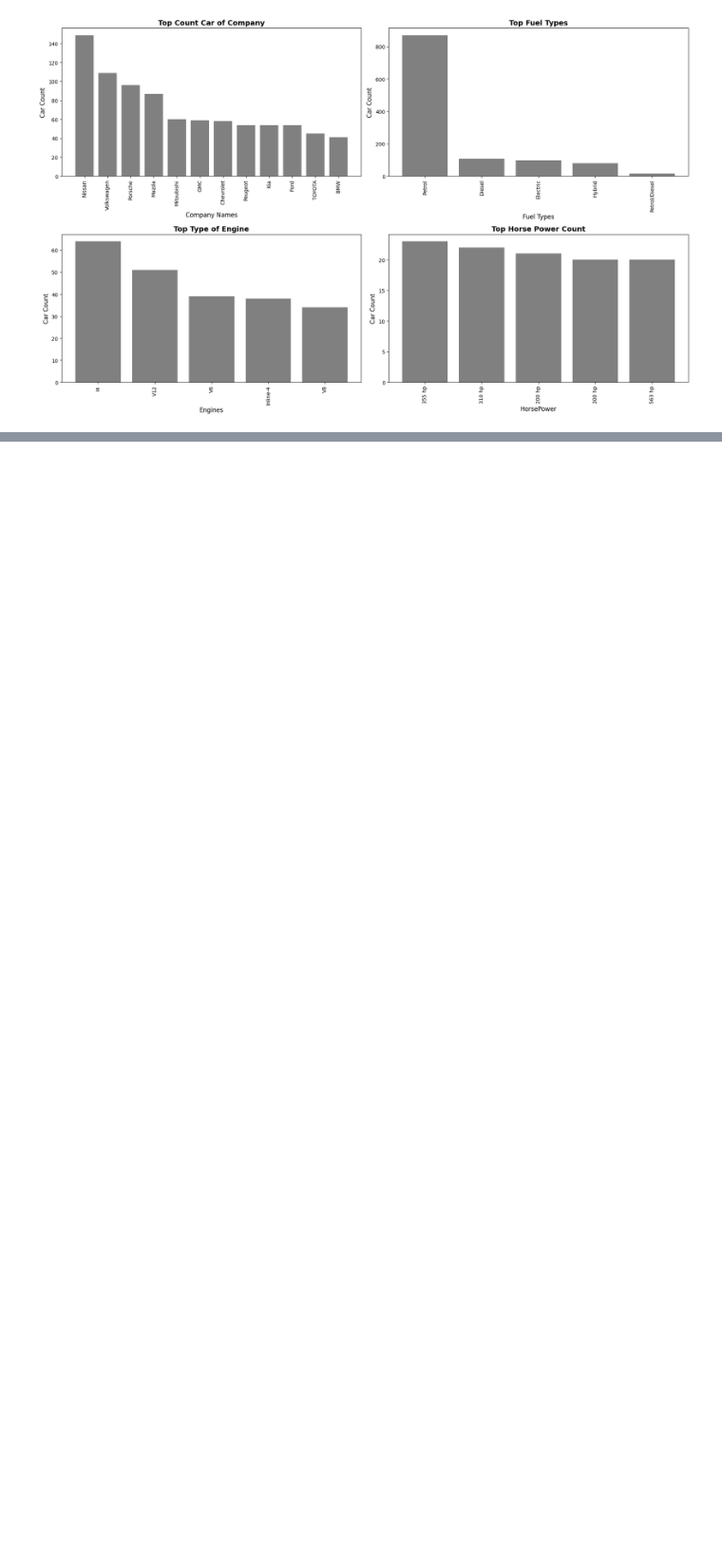
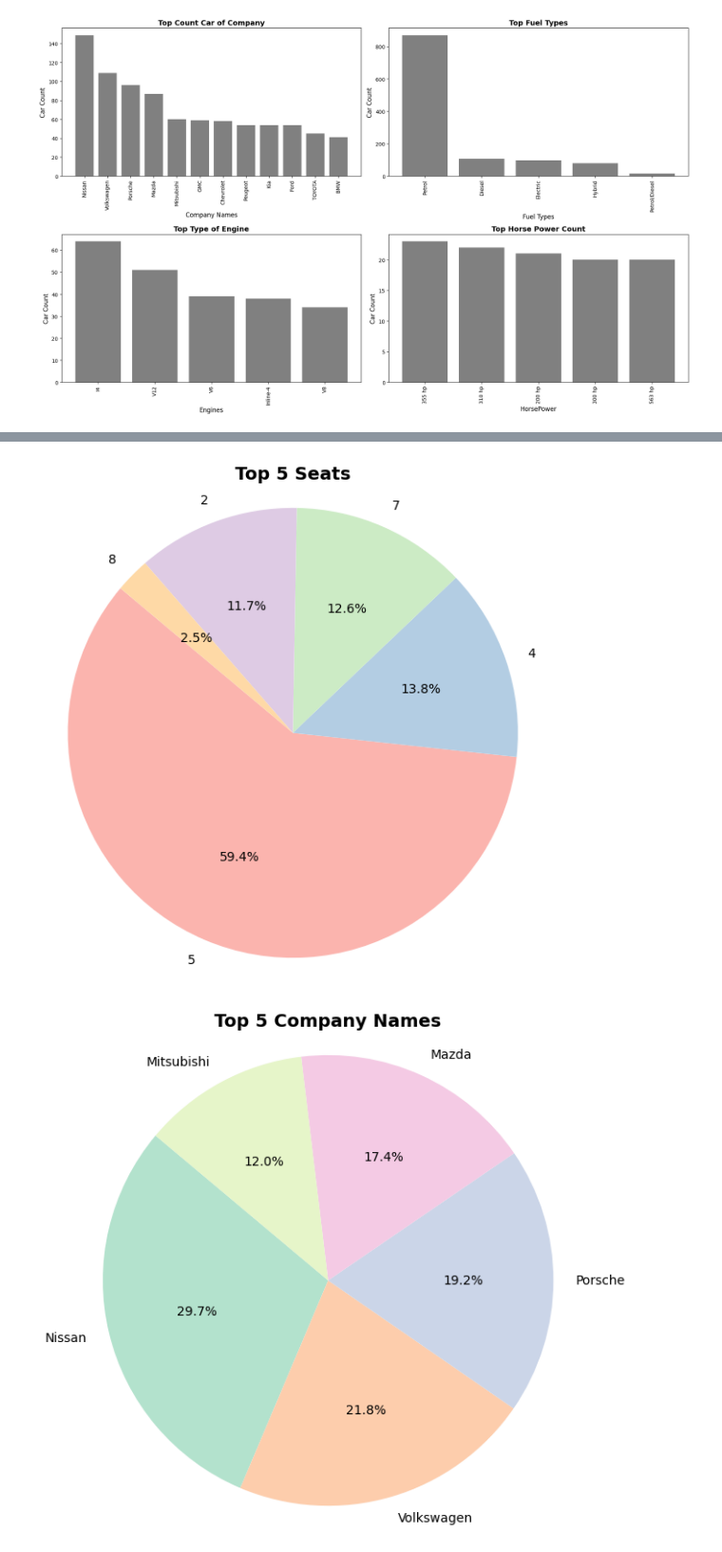
Before and after one commit to fikrihaidar/Cars-Datasets-2025-from-Kaggle, a Jupyter notebook: cars_datasets_2025_kaggle.ipynb, the cells around one changed output, grey strips where cells are left out. Shown: that part at 95% size. Saved outputs shown, nothing was run; the diff lists cells and outputs as text; code cells hidden in the pictures; blank space fills up the shorter version.

```diff
--- a/cars_datasets_2025_kaggle.ipynb
+++ b/cars_datasets_2025_kaggle.ipynb
@@ -163,0 +211,19 @@ plt.show()
+# %%
+# Pie chart Top 5 Seats
+top_seats = data['Seats'].value_counts().nlargest(5)
+plt.figure(figsize=(7, 7))
+plt.pie(top_seats.values, labels=top_seats.index, autopct='%1.1f%%', startangle=140, colors=plt.cm.Pastel1.colors)
+plt.title('Top 5 Seats', fontsize=14, fontweight='bold')
+plt.axis('equal')
+plt.show()
+
+# Pie chart Top 5 Company Names
+top_companies = data['Company Names'].value_counts().nlargest(5)
+plt.figure(figsize=(7, 7))
+plt.pie(top_companies.values, labels=top_companies.index, autopct='%1.1f%%', startangle=140, colors=plt.cm.Pastel2.colors)
+plt.title('Top 5 Company Names', fontsize=14, fontweight='bold')
+plt.axis('equal')
+plt.show()
+# %% [output]
+[figure, added]
+[figure, added]
```
Also changed, not shown: parts of 12 cells of this notebook.
